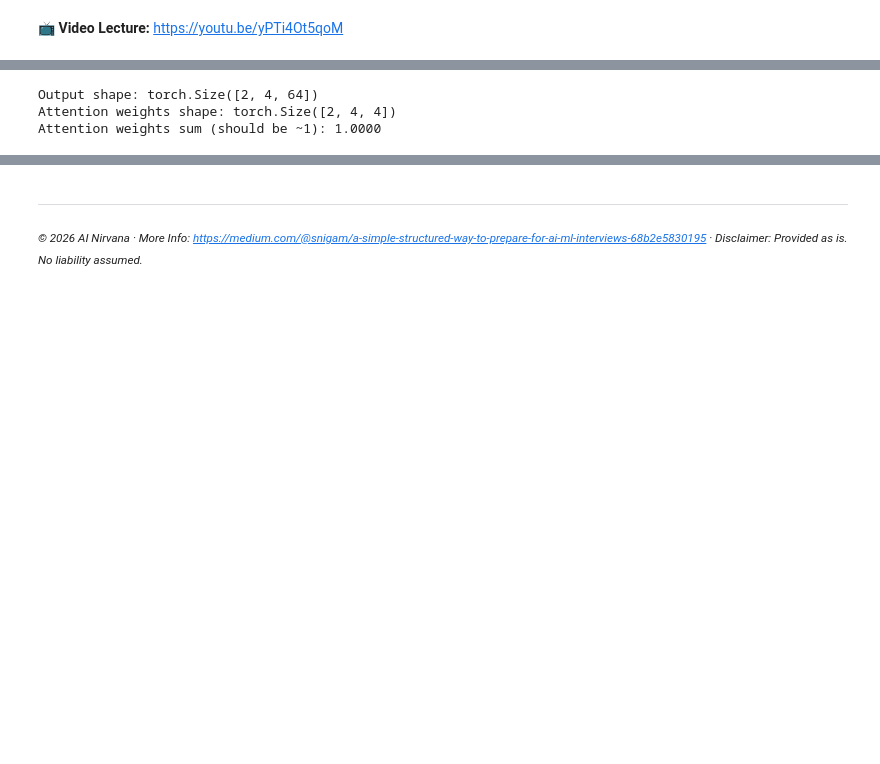
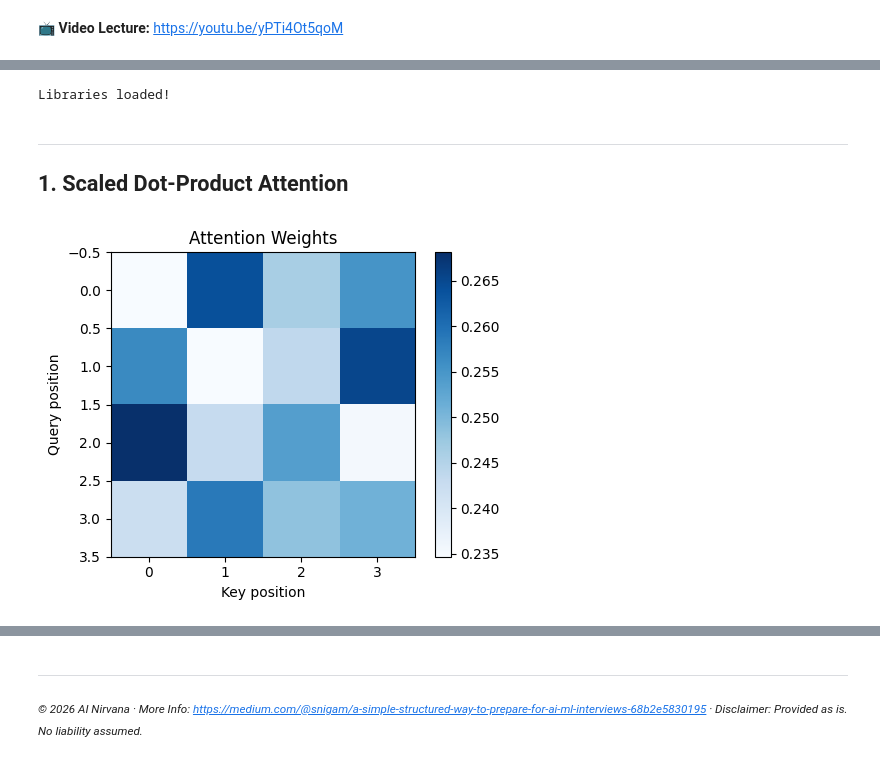
Before and after one commit to sanigam/AI-ML-Interview-Prep, a Jupyter notebook: 21_Transformer_Architecture/Transformer_Architecture.ipynb, the cells around one changed output, grey strips where cells are left out. Saved outputs shown, nothing was run; the diff lists cells and outputs as text; code cells hidden in the pictures; blank space fills up the shorter version.

```diff
--- a/21_Transformer_Architecture/Transformer_Architecture.ipynb
+++ b/21_Transformer_Architecture/Transformer_Architecture.ipynb
@@ -34,44 +8,38 @@ Formula: Attention(Q, K, V) = softmax(QK^T / √d_k)V
-# %%
-def scaled_dot_product_attention(Q, K, V, mask=None):
-    """
-    Scaled Dot-Product Attention
-    Args:
-        Q: Query matrix (batch_size, seq_len, d_k)
-        K: Key matrix (batch_size, seq_len, d_k)
-        V: Value matrix (batch_size, seq_len, d_v)
-        mask: Optional attention mask
-    Returns:
-        output: Attention output
-        attention_weights: Attention weights
-    """
-    d_k = Q.shape[-1]
-
-    # Compute attention scores
-    scores = torch.matmul(Q, K.transpose(-2, -1)) / np.sqrt(d_k)
-
-    if mask is not None:
-        scores = scores.masked_fill(mask == 0, -1e9)
-
-    # Apply softmax
-    attention_weights = F.softmax(scores, dim=-1)
-
-    # Apply attention to values
-    output = torch.matmul(attention_weights, V)
-
-    return output, attention_weights
-
-# Example: Create dummy tensors
-batch_size, seq_len, d_k = 2, 4, 64
-Q = torch.randn(batch_size, seq_len, d_k)
-K = torch.randn(batch_size, seq_len, d_k)
-V = torch.randn(batch_size, seq_len, d_k)
-
-output, weights = scaled_dot_product_attention(Q, K, V)
-print(f"Output shape: {output.shape}")
-print(f"Attention weights shape: {weights.shape}")
-print(f"Attention weights sum (should be ~1): {weights[0, 0].sum().item():.4f}")
-# %% [output]
-Output shape: torch.Size([2, 4, 64])
-Attention weights shape: torch.Size([2, 4, 4])
-Attention weights sum (should be ~1): 1.0000
+# %%
+import numpy as np
+import matplotlib.pyplot as plt
+np.random.seed(42)
+print('Libraries loaded!')
+# %% [output]
+Libraries loaded!
+# %% [markdown]
+---
+## 1. Scaled Dot-Product Attention
+# %%
+def scaled_dot_product_attention(Q, K, V, mask=None):
+    d_k = Q.shape[-1]
+    scores = Q @ K.T / np.sqrt(d_k)  # Scale
+    if mask is not None:
+        scores = np.where(mask == 0, -1e9, scores)
+    weights = np.exp(scores - scores.max(axis=-1, keepdims=True))  # softmax
+    weights /= weights.sum(axis=-1, keepdims=True)
+    return weights @ V, weights
+
+# Example: 4 tokens, embedding dim = 8
+seq_len, d_model = 4, 8
+X = np.random.randn(seq_len, d_model)
+W_Q = np.random.randn(d_model, d_model) * 0.1
+W_K = np.random.randn(d_model, d_model) * 0.1
+W_V = np.random.randn(d_model, d_model) * 0.1
+Q, K, V = X @ W_Q, X @ W_K, X @ W_V
+
+output, attn_weights = scaled_dot_product_attention(Q, K, V)
+
+plt.figure(figsize=(5, 4))
+plt.imshow(attn_weights, cmap='Blues')
+plt.xlabel('Key position'); plt.ylabel('Query position')
+plt.title('Attention Weights')
+plt.colorbar(); plt.tight_layout(); plt.show()
+# %% [output]
+[figure, added]
 # %% [markdown]
```
Also changed, not shown: parts of 30 cells of this notebook, 7 other files.
